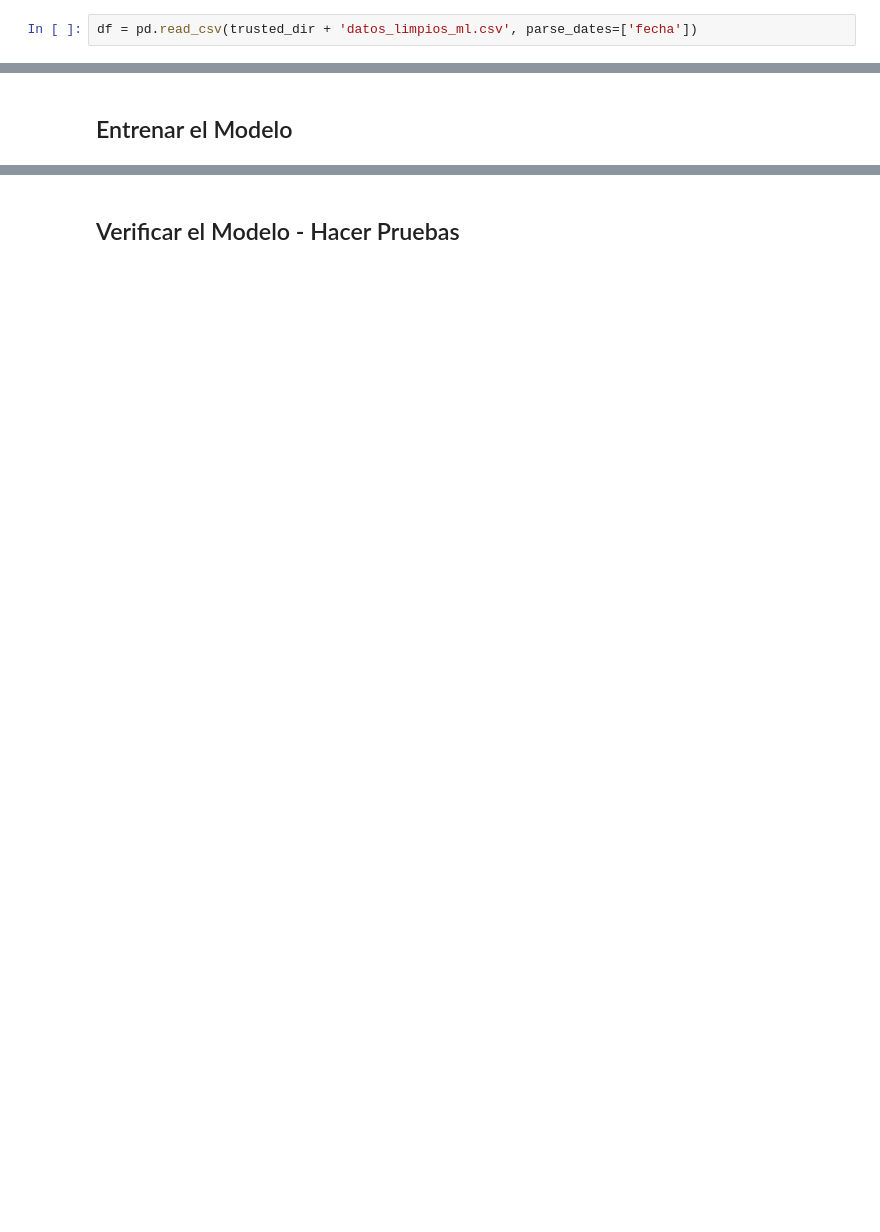
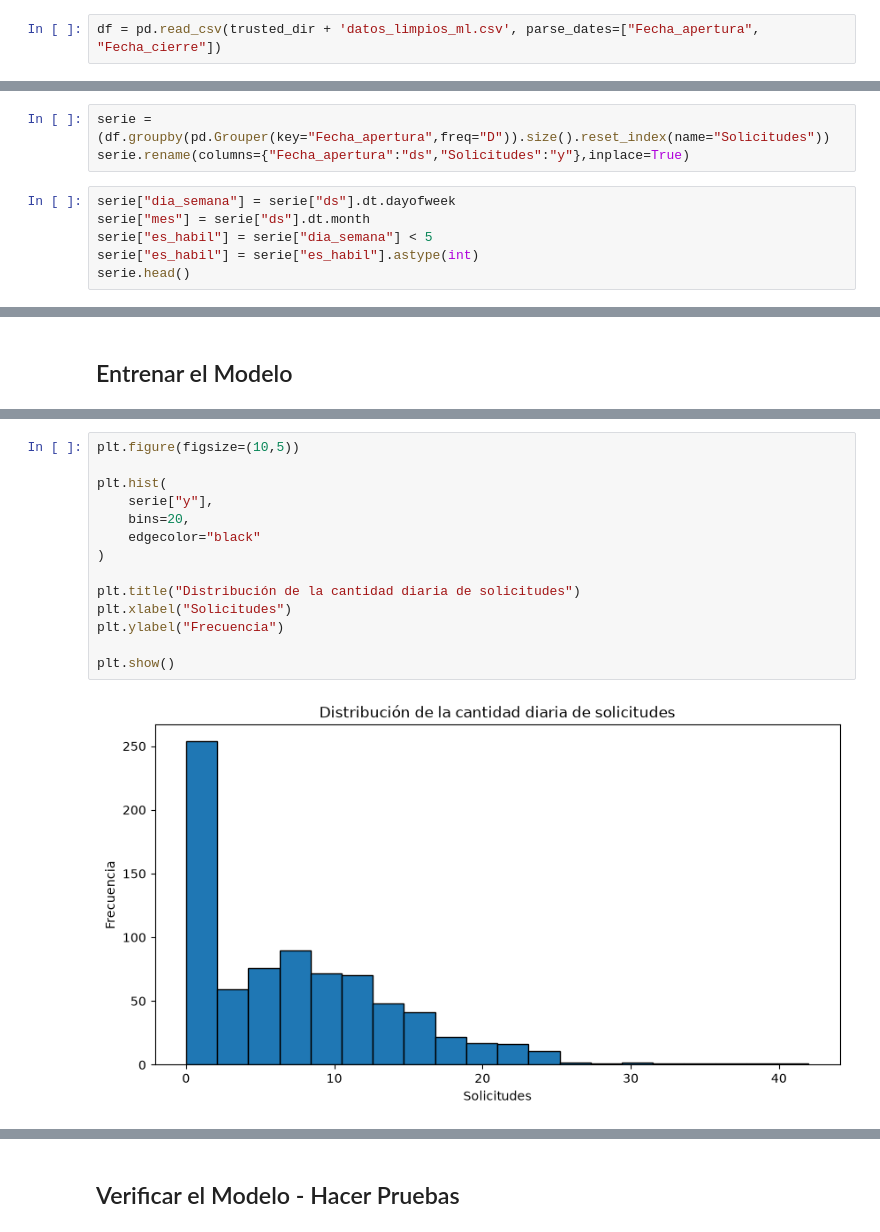
Before and after one commit to DiazJSC/AccesClean_proyecto, a Jupyter notebook: src/04_modelo.ipynb, the cells around one changed output, grey strips where cells are left out. Saved outputs shown, nothing was run; the diff lists cells and outputs as text; blank space fills up the shorter version.

```diff
--- a/src/04_modelo.ipynb
+++ b/src/04_modelo.ipynb
@@ -30,6 +31,15 @@ cwd = os.getcwd() # current working directory
 trusted_dir = cwd + '/../data/trusted/'
 surface_dir = cwd + '/../data/surface/'
 # %%
-df = pd.read_csv(trusted_dir + 'datos_limpios_ml.csv', parse_dates=['fecha'])
+df = pd.read_csv(trusted_dir + 'datos_limpios_ml.csv', parse_dates=["Fecha_apertura", "Fecha_cierre"])
 # %% [markdown]
 ## Diseñar el Modelo
+# %%
+serie = (df.groupby(pd.Grouper(key="Fecha_apertura",freq="D")).size().reset_index(name="Solicitudes"))
+serie.rename(columns={"Fecha_apertura":"ds","Solicitudes":"y"},inplace=True)
+# %%
+serie["dia_semana"] = serie["ds"].dt.dayofweek
+serie["mes"] = serie["ds"].dt.month
+serie["es_habil"] = serie["dia_semana"] < 5
+serie["es_habil"] = serie["es_habil"].astype(int)
+serie.head()
@@ -37,0 +109,16 @@ df = pd.read_csv(trusted_dir + 'datos_limpios_ml.csv', parse_dates=['fecha'])
+# %%
+plt.figure(figsize=(10,5))
+
+plt.hist(
+    serie["y"],
+    bins=20,
+    edgecolor="black"
+)
+
+plt.title("Distribución de la cantidad diaria de solicitudes")
+plt.xlabel("Solicitudes")
+plt.ylabel("Frecuencia")
+
+plt.show()
+# %% [output]
+[figure, added]
```
Also changed, not shown: parts of 20 cells of this notebook, 2 other files.
